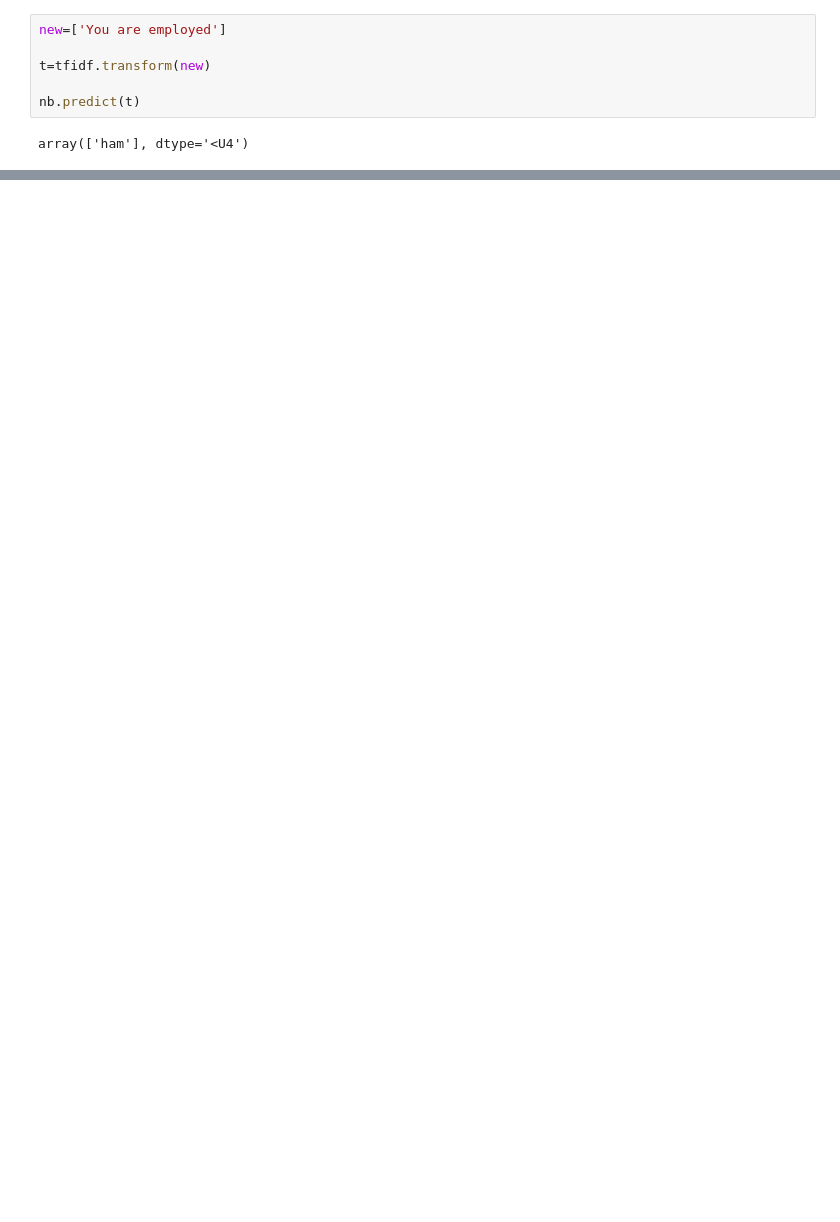
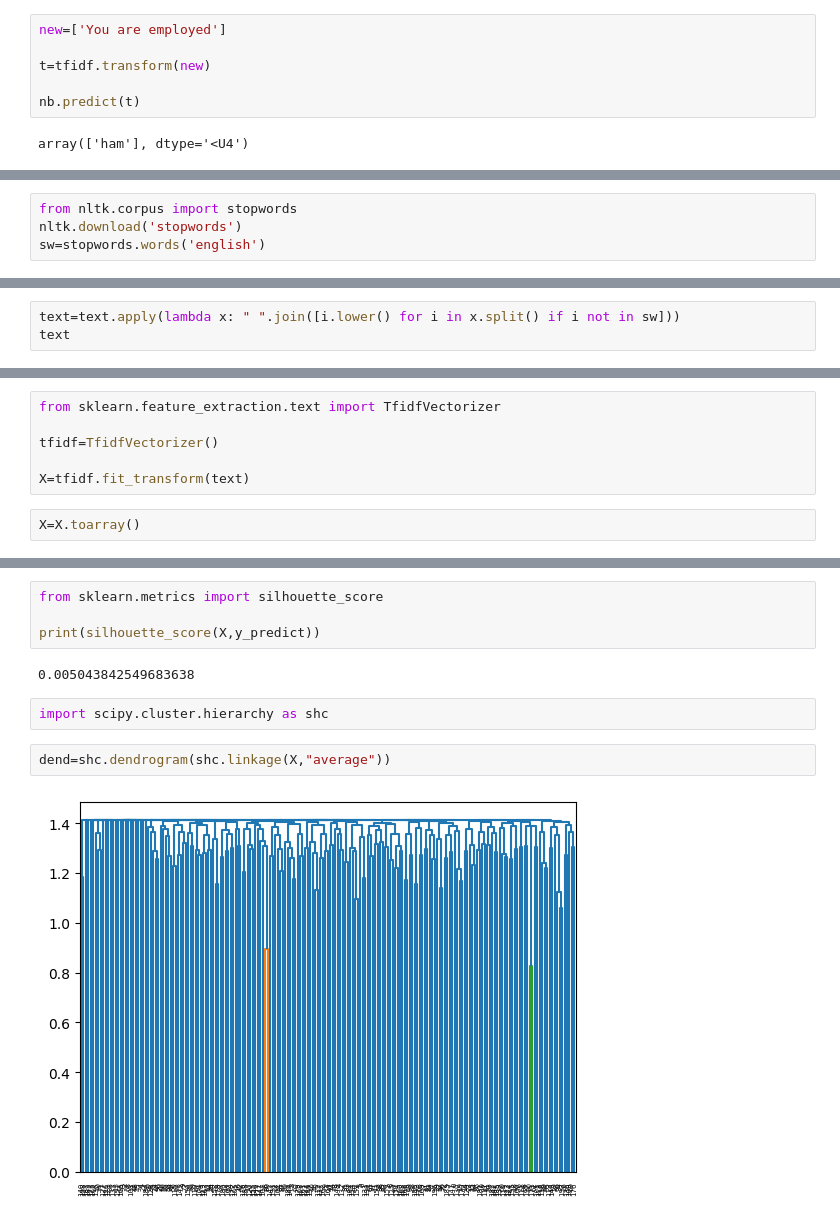
Before and after one commit to Nav-ee-n/nlp-practice, a Jupyter notebook: nlp.ipynb, the cells around one changed output, grey strips where cells are left out. Cells and saved outputs as stored; diff of their text form; blank space fills up the shorter version.

```diff
--- a/nlp.ipynb
+++ b/nlp.ipynb
@@ -599,0 +713,4 @@ array(['ham'], dtype='<U4')
+# %%
+from nltk.corpus import stopwords
+nltk.download('stopwords')
+sw=stopwords.words('english')
@@ -599,0 +720,3 @@ array(['ham'], dtype='<U4')
+# %%
+text=text.apply(lambda x: " ".join([i.lower() for i in x.split() if i not in sw]))
+text
@@ -599,0 +738,8 @@ array(['ham'], dtype='<U4')
+# %%
+from sklearn.feature_extraction.text import TfidfVectorizer
+
+tfidf=TfidfVectorizer()
+
+X=tfidf.fit_transform(text)
+# %%
+X=X.toarray()
@@ -599,0 +779,12 @@ array(['ham'], dtype='<U4')
+# %%
+from sklearn.metrics import silhouette_score
+
+print(silhouette_score(X,y_predict))
+# %% [output]
+0.005043842549683638
+# %%
+import scipy.cluster.hierarchy as shc
+# %%
+dend=shc.dendrogram(shc.linkage(X,"average"))
+# %% [output]
+[figure, added]
```
Also changed, not shown: parts of 18 cells of this notebook.
